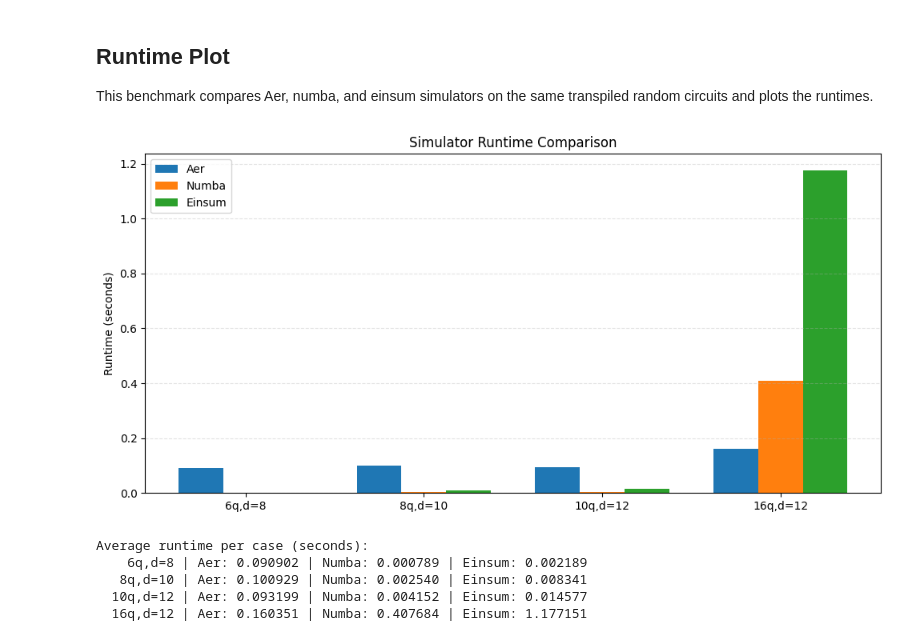
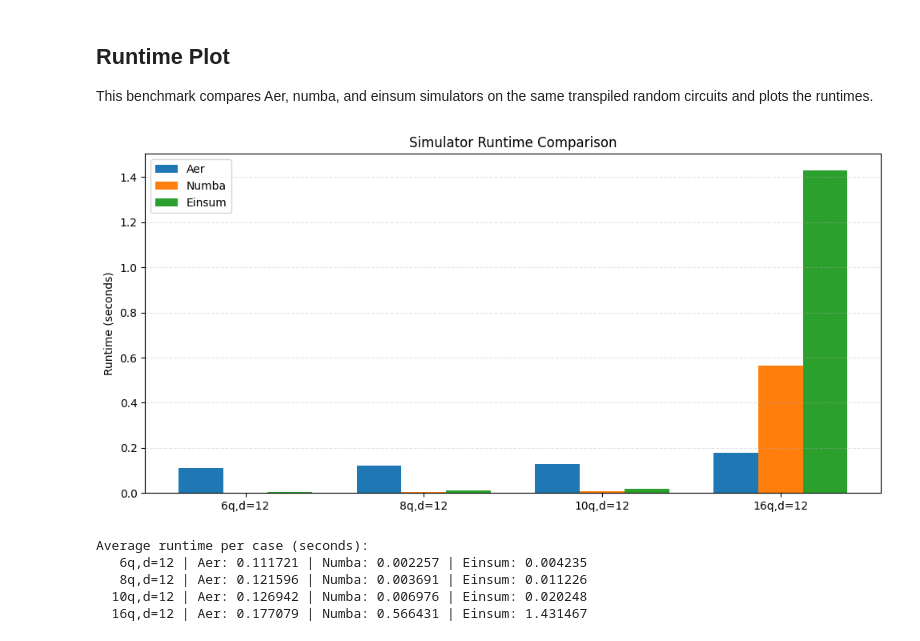
Before and after one commit to trexonline/sheet_1, a Jupyter notebook: docs/source/documentation_simulate_copy.ipynb, the cells around one changed output. Drawn from its saved outputs; the diff is of its cells as text; code cells hidden in the pictures.

Commit message:
same depth for all circuit sizes

```diff
--- a/docs/source/documentation_simulate_copy.ipynb
+++ b/docs/source/documentation_simulate_copy.ipynb
@@ -423,8 +423,8 @@ def average_runtime(func, repeat=3):
 simulator = AerSimulator(method='statevector')
 # Keep this moderate so the notebook remains responsive.
 cases = [
-    {'qubits': 6, 'depth': 8, 'seed': 11},
-    {'qubits': 8, 'depth': 10, 'seed': 22},
+    {'qubits': 6, 'depth': 12, 'seed': 33},
+    {'qubits': 8, 'depth': 12, 'seed': 33},
     {'qubits': 10, 'depth': 12, 'seed': 33},
     {'qubits': 16, 'depth': 12, 'seed': 33},
     #{'qubits': 24, 'depth': 22, 'seed': 33},
@@ -441,36 +441,36 @@ for case in cases:
     # Warm up numba compilation once per circuit shape.
     _ = simulator_numba.simulate_numba(qc, None)
 
     labels.append(f"{case['qubits']}q,d={case['depth']}")
     aer_times.append(average_runtime(lambda: run_aer(qc, simulator), repeat=3))
     numba_times.append(average_runtime(lambda: simulator_numba.simulate_numba(qc, None), repeat=3))
     einsum_times.append(average_runtime(lambda: quantum_simulator.simulate(qc, None), repeat=3))
 
 x = np.arange(len(labels))
 width = 0.25
 
 plt.figure(figsize=(10, 5))
 plt.bar(x - width, aer_times, width=width, label='Aer')
 plt.bar(x, numba_times, width=width, label='Numba')
 plt.bar(x + width, einsum_times, width=width, label='Einsum')
 
 plt.xticks(x, labels)
 plt.ylabel('Runtime (seconds)')
 plt.title('Simulator Runtime Comparison')
 plt.legend()
 plt.grid(axis='y', linestyle='--', alpha=0.35)
 plt.tight_layout()
 plt.show()
 
 print('Average runtime per case (seconds):')
 for i, label in enumerate(labels):
     print(
         f"{label:>10} | Aer: {aer_times[i]:.6f} | Numba: {numba_times[i]:.6f} | Einsum: {einsum_times[i]:.6f}"
     )
 # %% [output]
-[figure, old version]
+[figure, new version]
 Average runtime per case (seconds):
-    6q,d=8 | Aer: 0.090902 | Numba: 0.000789 | Einsum: 0.002189
-   8q,d=10 | Aer: 0.100929 | Numba: 0.002540 | Einsum: 0.008341
-  10q,d=12 | Aer: 0.093199 | Numba: 0.004152 | Einsum: 0.014577
-  16q,d=12 | Aer: 0.160351 | Numba: 0.407684 | Einsum: 1.177151
+   6q,d=12 | Aer: 0.111721 | Numba: 0.002257 | Einsum: 0.004235
+   8q,d=12 | Aer: 0.121596 | Numba: 0.003691 | Einsum: 0.011226
+  10q,d=12 | Aer: 0.126942 | Numba: 0.006976 | Einsum: 0.020248
+  16q,d=12 | Aer: 0.177079 | Numba: 0.566431 | Einsum: 1.431467
```
